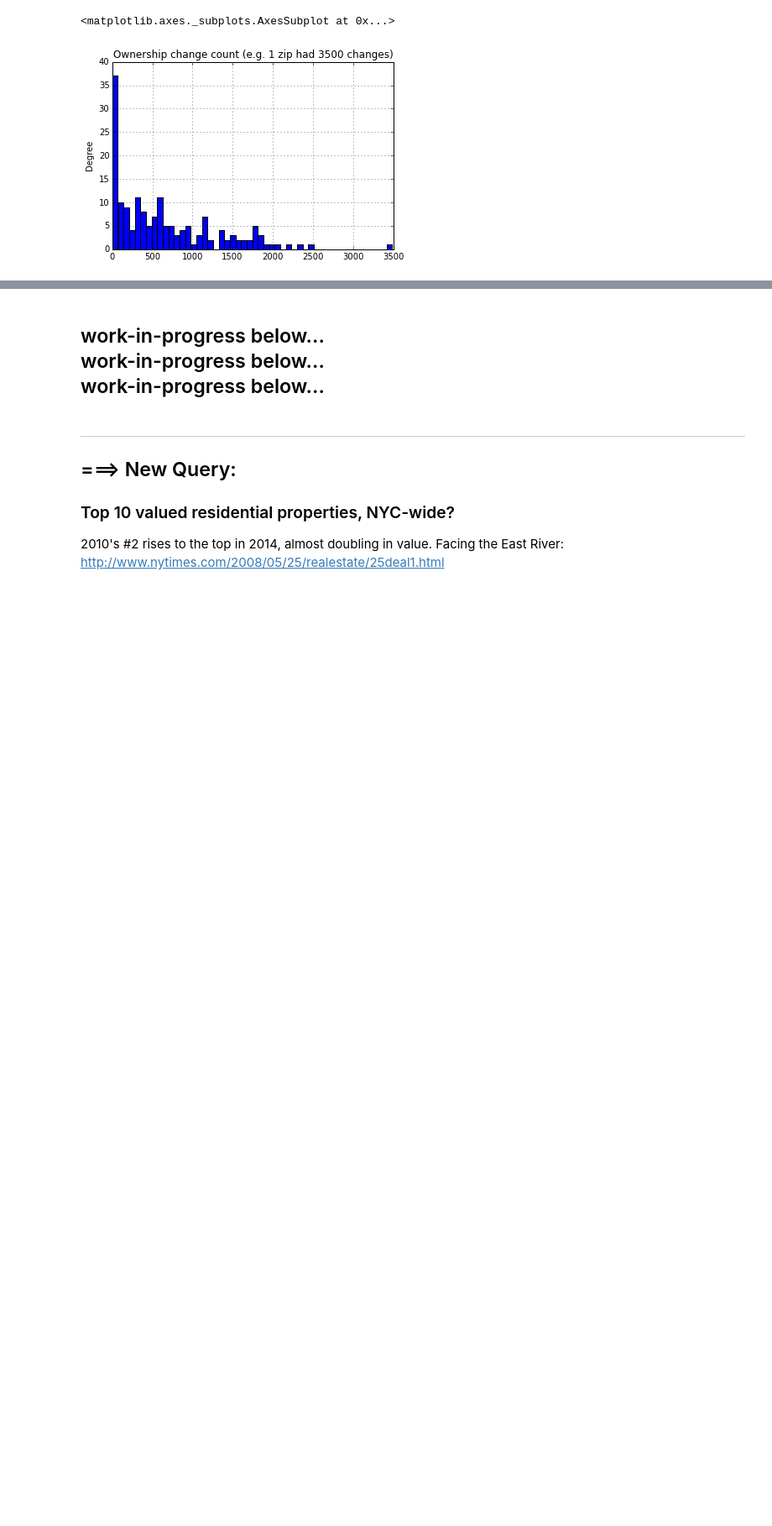
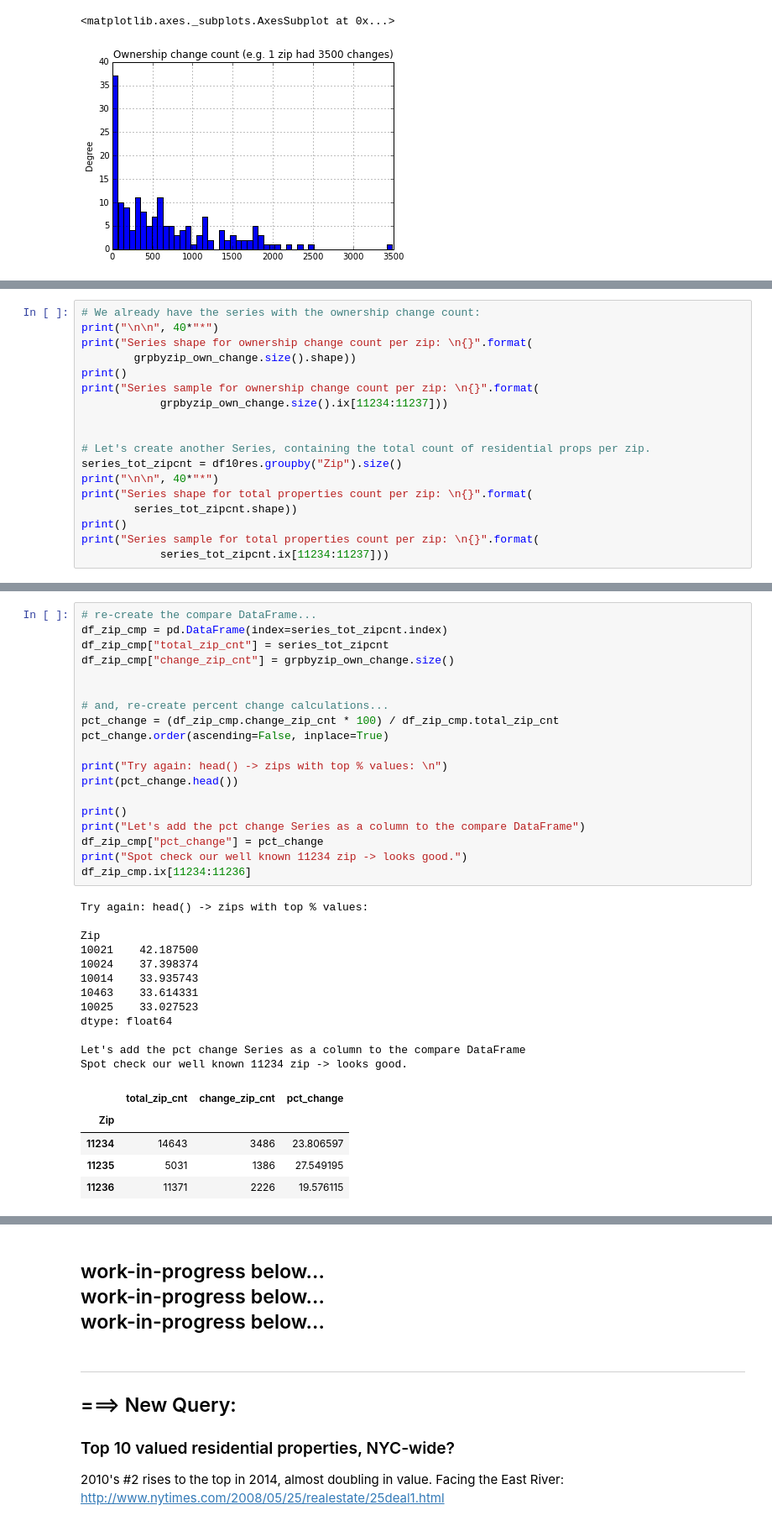
Before and after one commit to jdsketches/data_playground, a Jupyter notebook: enigma_2010_vs_2014_nyc_props.ipynb, the cells around one changed output, grey strips where cells are left out. Shown at 84% size. Cells and saved outputs as stored; diff of their text form; blank space fills up the shorter version.

```diff
--- a/enigma_2010_vs_2014_nyc_props.ipynb
+++ b/enigma_2010_vs_2014_nyc_props.ipynb
@@ -766,0 +773,18 @@ grpbyzip_own_change.size().order(
+# %%
+# We already have the series with the ownership change count:
+print("\n\n", 40*"*")
+print("Series shape for ownership change count per zip: \n{}".format(
+        grpbyzip_own_change.size().shape))
+print()
+print("Series sample for ownership change count per zip: \n{}".format(
+            grpbyzip_own_change.size().ix[11234:11237]))
+
+
+# Let's create another Series, containing the total count of residential props per zip.
+series_tot_zipcnt = df10res.groupby("Zip").size()
+print("\n\n", 40*"*")
+print("Series shape for total properties count per zip: \n{}".format(
+        series_tot_zipcnt.shape))
+print()
+print("Series sample for total properties count per zip: \n{}".format(
+            series_tot_zipcnt.ix[11234:11237]))
@@ -766,0 +873,37 @@ grpbyzip_own_change.size().order(
+# %%
+# re-create the compare DataFrame...
+df_zip_cmp = pd.DataFrame(index=series_tot_zipcnt.index)
+df_zip_cmp["total_zip_cnt"] = series_tot_zipcnt
+df_zip_cmp["change_zip_cnt"] = grpbyzip_own_change.size()
+
+
+# and, re-create percent change calculations...
+pct_change = (df_zip_cmp.change_zip_cnt * 100) / df_zip_cmp.total_zip_cnt
+pct_change.order(ascending=False, inplace=True)
+
+print("Try again: head() -> zips with top % values: \n")
+print(pct_change.head())
+
+print()
+print("Let's add the pct change Series as a column to the compare DataFrame")
+df_zip_cmp["pct_change"] = pct_change
+print("Spot check our well known 11234 zip -> looks good.")
+df_zip_cmp.ix[11234:11236]
+# %% [output]
+Try again: head() -> zips with top % values:
+
+Zip
+10021    42.187500
+10024    37.398374
+10014    33.935743
+10463    33.614331
+10025    33.027523
+dtype: float64
+
+Let's add the pct change Series as a column to the compare DataFrame
+Spot check our well known 11234 zip -> looks good.
+|  | total_zip_cnt | change_zip_cnt | pct_change |
+| Zip |  |  |  |
+| 11234 | 14643 | 3486 | 23.806597 |
+| 11235 | 5031 | 1386 | 27.549195 |
+| 11236 | 11371 | 2226 | 19.576115 |
```
Also changed, not shown: parts of 10 cells of this notebook.
